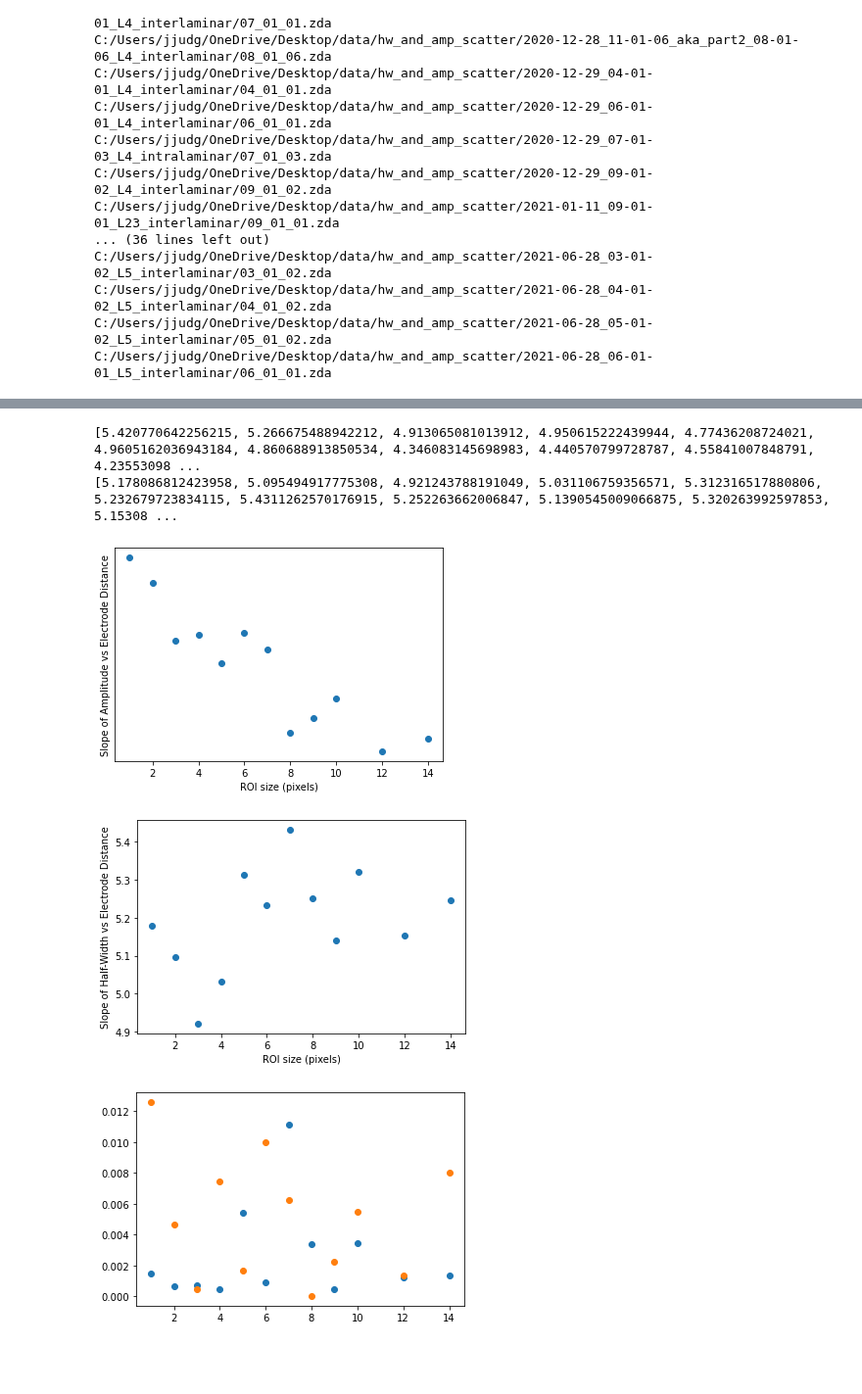
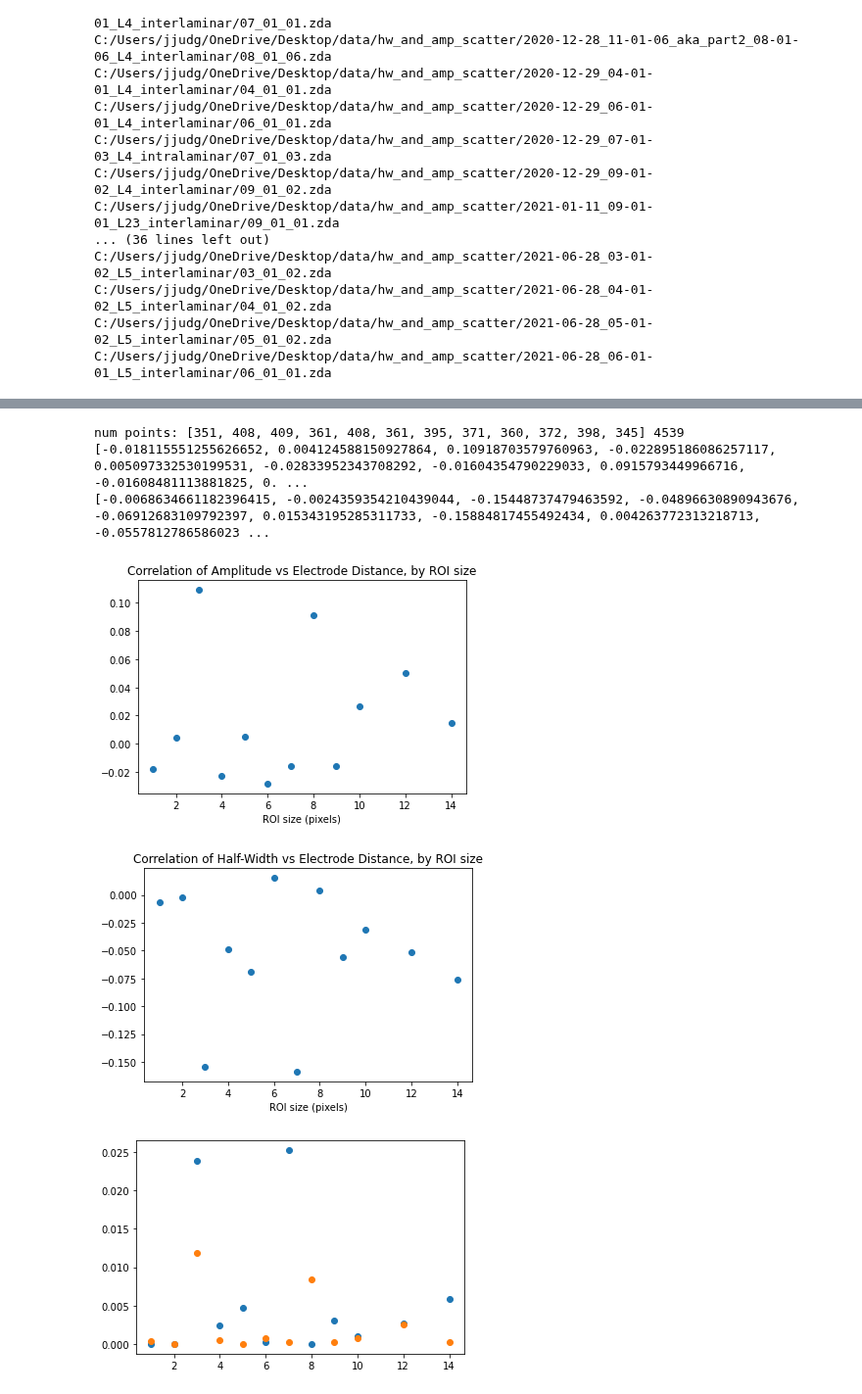
Before and after one commit to john-judge/TSM-to-ZDA, a Jupyter notebook: titrate_hw_amp_vs_dist.ipynb, the cells around one changed output, grey strips where cells are left out. Shown at 98% size. Cells and saved outputs as stored; diff of their text form; code cells hidden in the pictures; blank space fills up the shorter version.

```diff
--- a/titrate_hw_amp_vs_dist.ipynb
+++ b/titrate_hw_amp_vs_dist.ipynb
@@ -325,26 +330,36 @@ r^2 = 0.00044420774944450126
 ... (25 outputs left out)
-# %%
-# plot the slopes vs roi_sizes
-plt.clf()
-print(slopes['amp'])
-print(slopes['hw'])
-plt.scatter(slopes['roi_sizes'], slopes['amp'])
-plt.xlabel('ROI size (pixels)')
-plt.yticks([])
-plt.ylabel('Slope of Amplitude vs Electrode Distance')
-plt.show()
-
-plt.scatter(slopes['roi_sizes'], slopes['hw'])
-plt.xlabel('ROI size (pixels)')
-plt.ylabel('Slope of Half-Width vs Electrode Distance')
-plt.show()
-
-plt.scatter(slopes['roi_sizes'], slopes['r_hw'])
-plt.scatter(slopes['roi_sizes'], slopes['r_amp'])
-plt.show()
-# %% [output]
-[5.420770642256215, 5.266675488942212, 4.913065081013912, 4.950615222439944, 4.77436208724021, 4.9605162036943184, 4.860688913850534, 4.346083145698983, 4.440570799728787, 4.55841007848791, 4.23553098 ...
-[5.178086812423958, 5.095494917775308, 4.921243788191049, 5.031106759356571, 5.312316517880806, 5.232679723834115, 5.4311262570176915, 5.252263662006847, 5.1390545009066875, 5.320263992597853, 5.15308 ...
-[figure, removed]
-[figure, removed]
-[figure, removed]
+# %%
+# plot the slopes vs roi_sizes
+print("num points:",
+      slopes['num_points'],
+      sum( slopes['num_points']))
+
+plt.clf()
+print(slopes['amp'])
+print(slopes['hw'])
+plt.scatter(slopes['roi_sizes'], slopes['amp'])
+plt.xlabel('ROI size (pixels)')
+plt.title('Correlation of Amplitude vs Electrode Distance, by ROI size')
+plt.show()
+
+plt.scatter(slopes['roi_sizes'], slopes['hw'])
+plt.xlabel('ROI size (pixels)')
+plt.title('Correlation of Half-Width vs Electrode Distance, by ROI size')
+plt.show()
+
+plt.scatter(slopes['roi_sizes'], slopes['r_hw'])
+plt.scatter(slopes['roi_sizes'], slopes['r_amp'])
+plt.show()
+
+plt.scatter(slopes['roi_sizes'], slopes['num_points'])
+plt.ylim([0,500])
+plt.xlabel('ROI size (pixels)')
+plt.ylabel("Sample size (# ROIS SNR>5)")
+plt.show()
+# %% [output]
+num points: [351, 408, 409, 361, 408, 361, 395, 371, 360, 372, 398, 345] 4539
+[-0.018115551255626652, 0.004124588150927864, 0.10918703579760963, -0.022895186086257117, 0.005097332530199531, -0.02833952343708292, -0.01604354790229033, 0.0915793449966716, -0.01608481113881825, 0. ...
+[-0.0068634661182396415, -0.0024359354210439044, -0.15448737479463592, -0.04896630890943676, -0.06912683109792397, 0.015343195285311733, -0.15884817455492434, 0.004263772313218713, -0.0557812786586023 ...
+[figure, added]
+[figure, added]
+[figure, added]
```
Also changed, not shown: parts of 4 cells of this notebook.
